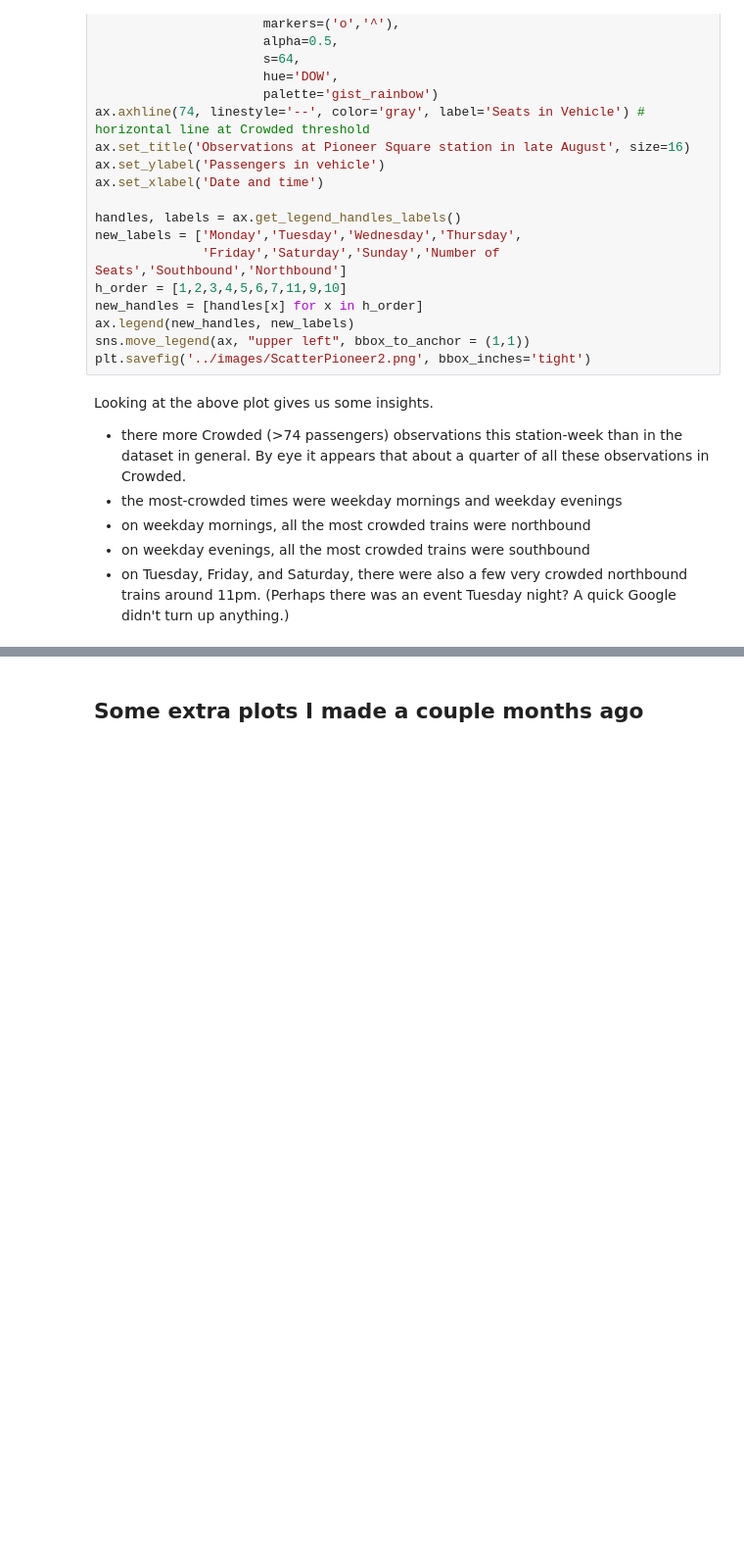
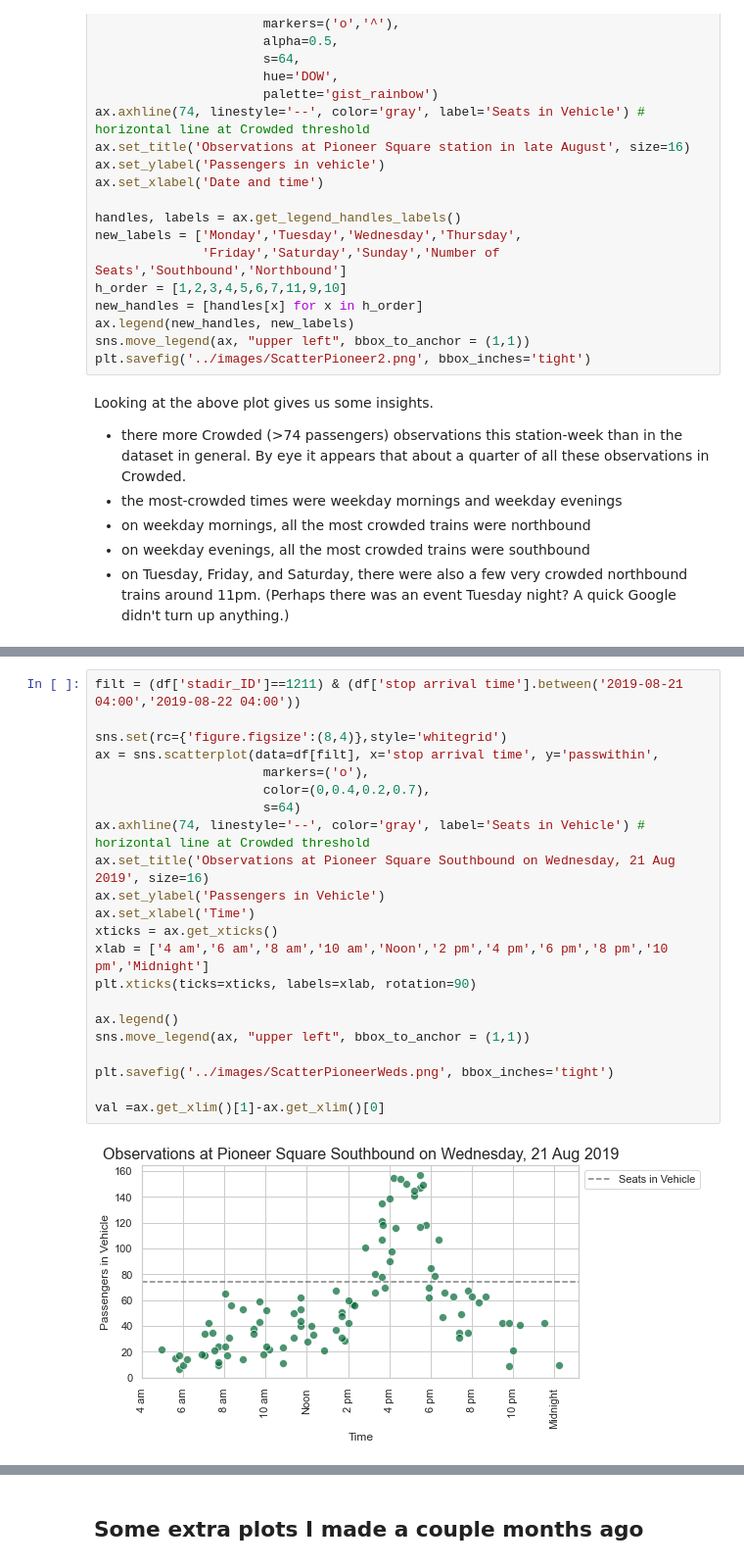
Before and after one commit to augustposch/seattle, a Jupyter notebook: notebooks/EDA.ipynb, the cells around one changed output, grey strips where cells are left out. Shown: that part at 98% size. Saved outputs shown, nothing was run; the diff lists cells and outputs as text; blank space fills up the shorter version.

```diff
--- a/notebooks/EDA.ipynb
+++ b/notebooks/EDA.ipynb
@@ -194,0 +199,24 @@ Looking at the above plot gives us some insights.
+# %%
+filt = (df['stadir_ID']==1211) & (df['stop arrival time'].between('2019-08-21 04:00','2019-08-22 04:00'))
+
+sns.set(rc={'figure.figsize':(8,4)},style='whitegrid')
+ax = sns.scatterplot(data=df[filt], x='stop arrival time', y='passwithin',
+                      markers=('o'),
+                      color=(0,0.4,0.2,0.7),
+                      s=64)
+ax.axhline(74, linestyle='--', color='gray', label='Seats in Vehicle') # horizontal line at Crowded threshold
+ax.set_title('Observations at Pioneer Square Southbound on Wednesday, 21 Aug 2019', size=16)
+ax.set_ylabel('Passengers in Vehicle')
+ax.set_xlabel('Time')
+xticks = ax.get_xticks()
+xlab = ['4 am','6 am','8 am','10 am','Noon','2 pm','4 pm','6 pm','8 pm','10 pm','Midnight']
+plt.xticks(ticks=xticks, labels=xlab, rotation=90)
+
+ax.legend()
+sns.move_legend(ax, "upper left", bbox_to_anchor = (1,1))
+
+plt.savefig('../images/ScatterPioneerWeds.png', bbox_inches='tight')
+
+val =ax.get_xlim()[1]-ax.get_xlim()[0]
+# %% [output]
+[figure, added]
```
Also changed, not shown: parts of 3 cells of this notebook, 8 other files.
